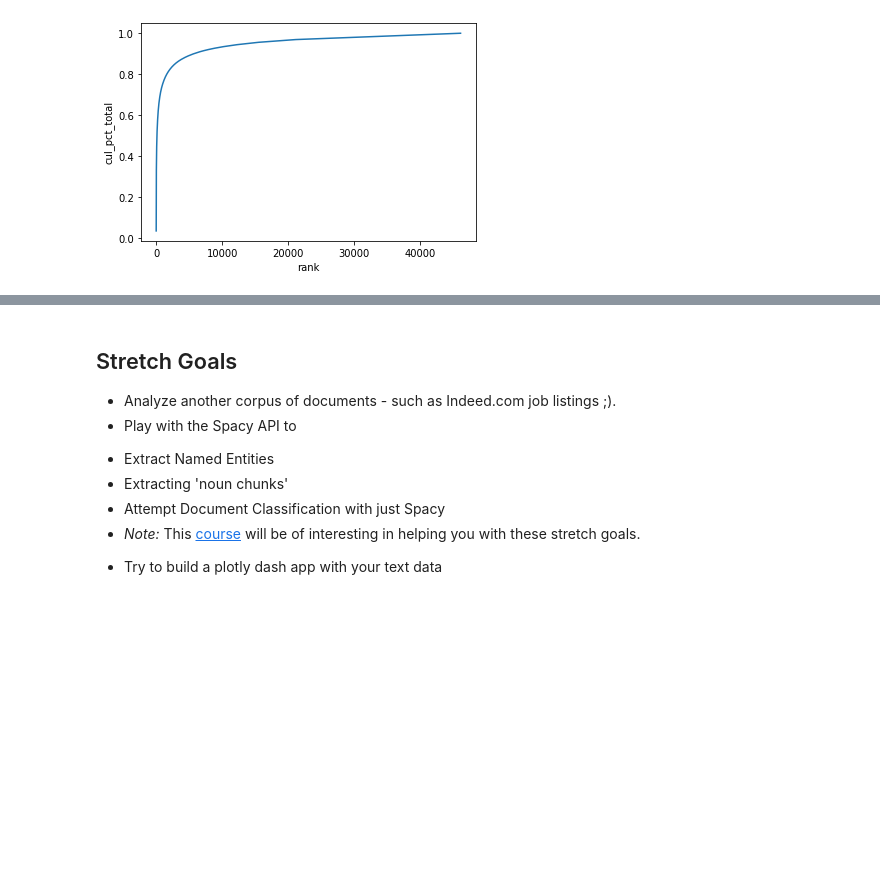
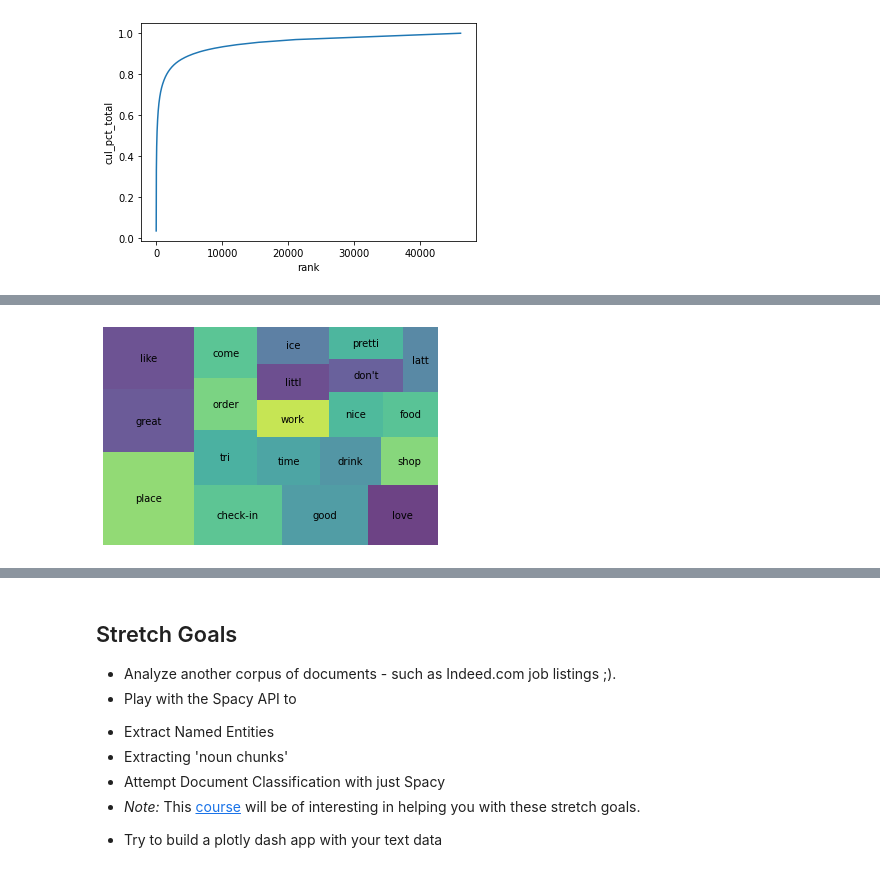
Before and after one commit to TerrenceAm22/DS-Unit-4-Sprint-1-NLP, a Jupyter notebook: module1-text-data/LS_DS_411_Text_Data_Assignment.ipynb, the cells around one changed output, grey strips where cells are left out. Saved outputs shown, nothing was run; the diff lists cells and outputs as text; code cells hidden in the pictures; blank space fills up the shorter version.

```diff
--- a/module1-text-data/LS_DS_411_Text_Data_Assignment.ipynb
+++ b/module1-text-data/LS_DS_411_Text_Data_Assignment.ipynb
@@ -189,0 +279,14 @@ sns.lineplot(x='rank', y='cul_pct_total', data=wc);
+# %%
+# Stemming
+
+
+from nltk.stem import PorterStemmer
+
+ps = PorterStemmer()
+# %%
+stems = []
+for doc in shops["tokens"]:
+    doc_stems = [ps.stem(word) for word in doc]
+    stems.append(doc_stems)
+
+shops["stems"] = stems
@@ -189,0 +302,2 @@ sns.lineplot(x='rank', y='cul_pct_total', data=wc);
+# %%
+wc = count(shops['stems'])
@@ -189,0 +313,13 @@ sns.lineplot(x='rank', y='cul_pct_total', data=wc);
+# %%
+wc_top20 = wc[wc['rank'] <= 20]['cul_pct_total'].max()
+
+import squarify
+import matplotlib.pyplot as plt
+
+wc_top20 = wc[wc['rank'] <= 20]
+
+squarify.plot(sizes=wc_top20['pct_total'], label=wc_top20['word'], alpha=.8 )
+plt.axis('off')
+plt.show()
+# %% [output]
+[figure, added]
```
Also changed, not shown: parts of 23 cells of this notebook.
